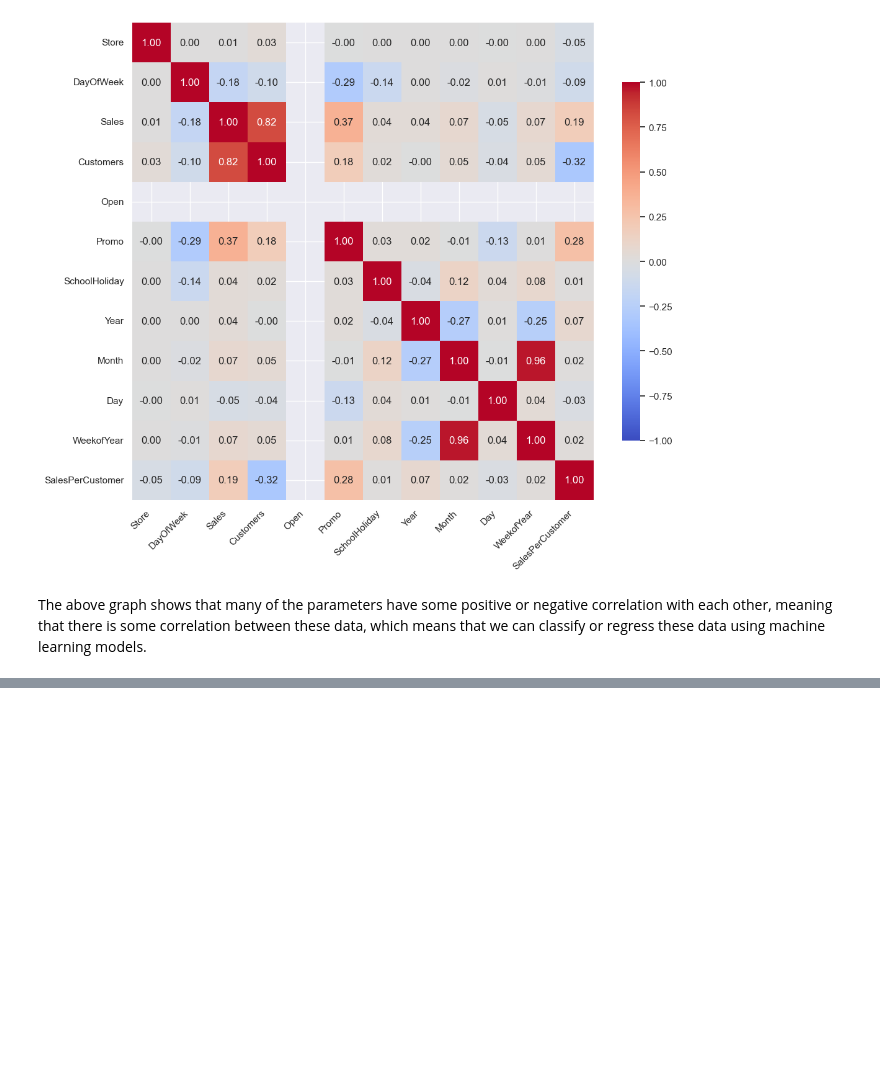
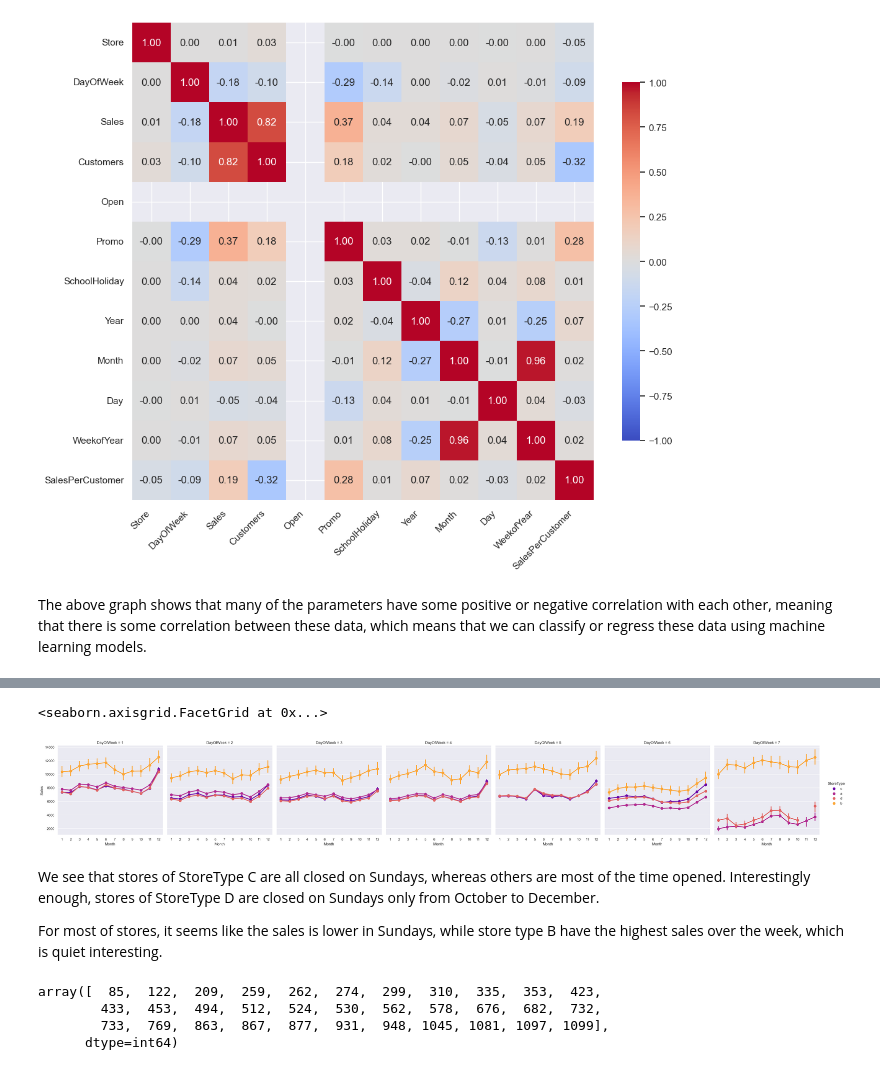
Before and after one commit to Emilye42/INFO442, a Jupyter notebook: code/EDA.ipynb, the cells around one changed output, grey strips where cells are left out. Drawn from its saved outputs; the diff is of its cells as text; code cells hidden in the pictures; blank space fills up the shorter version.

```diff
--- a/code/EDA.ipynb
+++ b/code/EDA.ipynb
@@ -238,0 +317,25 @@ The above graph shows that many of the parameters have some positive or negative
+# %%
+sns.catplot(
+    data=train_store,
+    x='Month',
+    y='Sales',
+    col='DayOfWeek',   # Separate plots by the day of the week
+    palette='plasma',  # Use the plasma color palette
+    hue='StoreType',   # Differentiate data points by StoreType
+    kind='point',      # Use point plot to show trends over time
+)
+# %% [output]
+<seaborn.axisgrid.FacetGrid at 0x...>
+[figure, added]
+# %% [markdown]
+We see that stores of StoreType C are all closed on Sundays, whereas others are most of the time opened. Interestingly enough, stores of StoreType D are closed on Sundays only from October to December.
+
+For most of stores, it seems like the sales is lower in Sundays, while store type B have the highest sales over the week, which is quiet interesting.
+# %%
+# stores which are opened on Sundays
+train_store[(train_store.Open == 1) & (train_store.DayOfWeek == 7)]['Store'].unique()
+# %% [output]
+array([  85,  122,  209,  259,  262,  274,  299,  310,  335,  353,  423,
+        433,  453,  494,  512,  524,  530,  562,  578,  676,  682,  732,
+        733,  769,  863,  867,  877,  931,  948, 1045, 1081, 1097, 1099],
+      dtype=int64)
```
Also changed, not shown: parts of 22 cells of this notebook, 6 other files.
